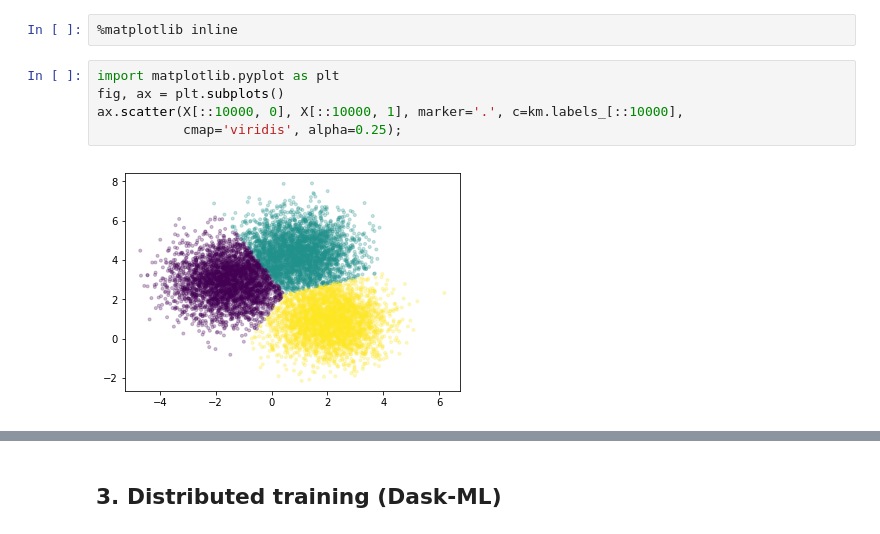
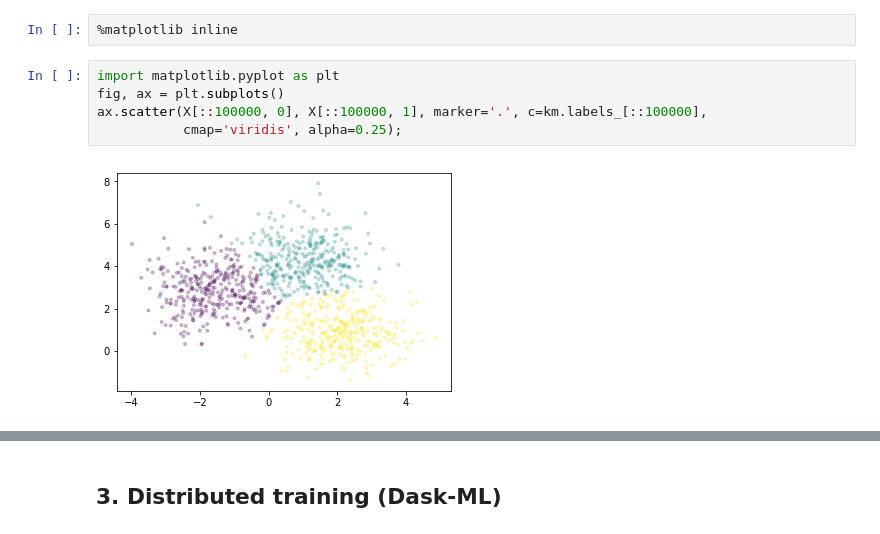
Before and after one commit to clemsonciti/dask-workflows-palmetto, a Jupyter notebook: training-on-large-datasets.ipynb, the cells around one changed output, grey strips where cells are left out. Drawn from its saved outputs; the diff is of its cells as text.

```diff
--- a/training-on-large-datasets.ipynb
+++ b/training-on-large-datasets.ipynb
@@ -75,10 +75,10 @@ and check the locations of the centroids:
 # %%
 import matplotlib.pyplot as plt
 fig, ax = plt.subplots()
-ax.scatter(X[::10000, 0], X[::10000, 1], marker='.', c=km.labels_[::10000],
+ax.scatter(X[::100000, 0], X[::100000, 1], marker='.', c=km.labels_[::100000],
            cmap='viridis', alpha=0.25);
 # %% [output]
-[figure, old version]
+[figure, new version]
 # %%
 km.cluster_centers_
 # %% [output]
```
Also changed, not shown: parts of 8 cells of this notebook.
